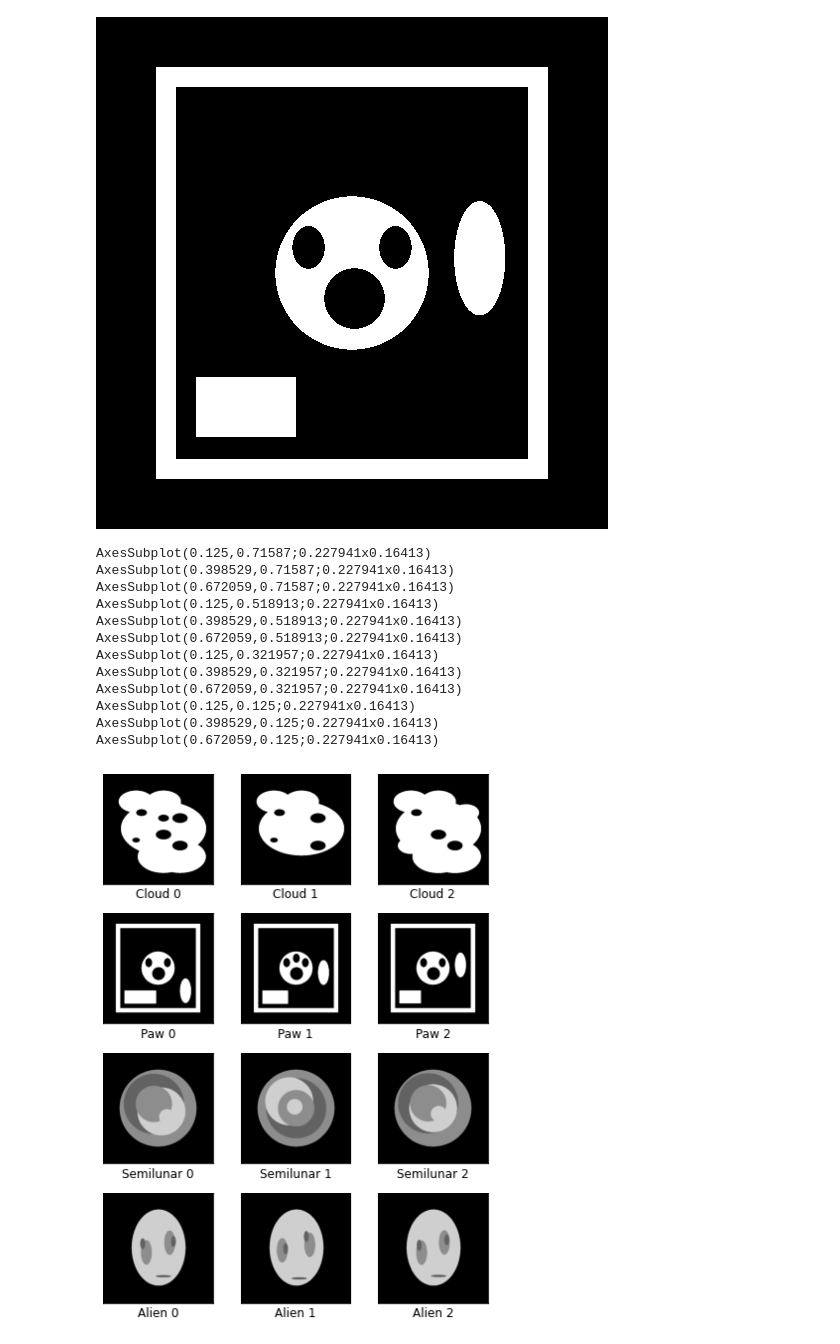
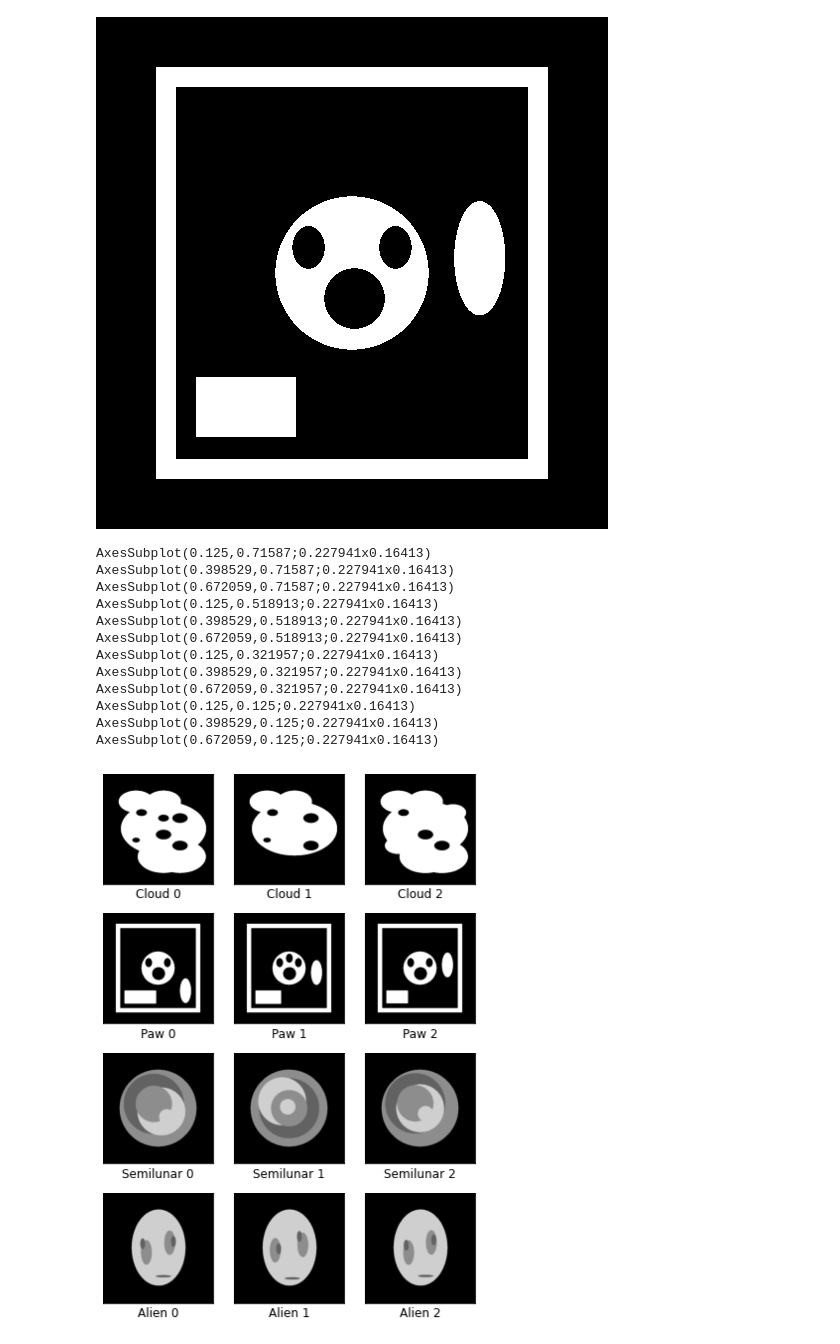
Before and after one commit to OhGreat/DART_python, a Jupyter notebook: visualizations/phantoms.ipynb, the cells around one changed output. Drawn from its saved outputs; the diff is of its cells as text; code cells hidden in the pictures.

```diff
--- a/visualizations/phantoms.ipynb
+++ b/visualizations/phantoms.ipynb
@@ -75,32 +75,32 @@ for x in range(4):
     for y in range(3):
         if counter == 12:
             counter = 0
         ax[x,y].set_xlabel(f"{phant_names[count_name][:-1]} {y}")
         ax[x,y].imshow(phantoms[counter], cmap="Greys_r", vmax=255, vmin=0)
         counter += 1
     count_name += 1
 for x in ax:
     for y in x:
         print(y)
         y.tick_params(left = False, bottom = False)
         y.set_xticks([])
         y.set_yticks([])
 
-
+plt.subplots_adjust(wspace=-0.35, hspace=-0.15)
 
 plt.tight_layout()
 plt.show()
 # %% [output]
 AxesSubplot(0.125,0.71587;0.227941x0.16413)
 AxesSubplot(0.398529,0.71587;0.227941x0.16413)
 AxesSubplot(0.672059,0.71587;0.227941x0.16413)
 AxesSubplot(0.125,0.518913;0.227941x0.16413)
 AxesSubplot(0.398529,0.518913;0.227941x0.16413)
 AxesSubplot(0.672059,0.518913;0.227941x0.16413)
 AxesSubplot(0.125,0.321957;0.227941x0.16413)
 AxesSubplot(0.398529,0.321957;0.227941x0.16413)
 AxesSubplot(0.672059,0.321957;0.227941x0.16413)
 AxesSubplot(0.125,0.125;0.227941x0.16413)
 AxesSubplot(0.398529,0.125;0.227941x0.16413)
 AxesSubplot(0.672059,0.125;0.227941x0.16413)
-[figure, old version]
+[figure, new version]
```
Also changed, not shown: 1 other file.
